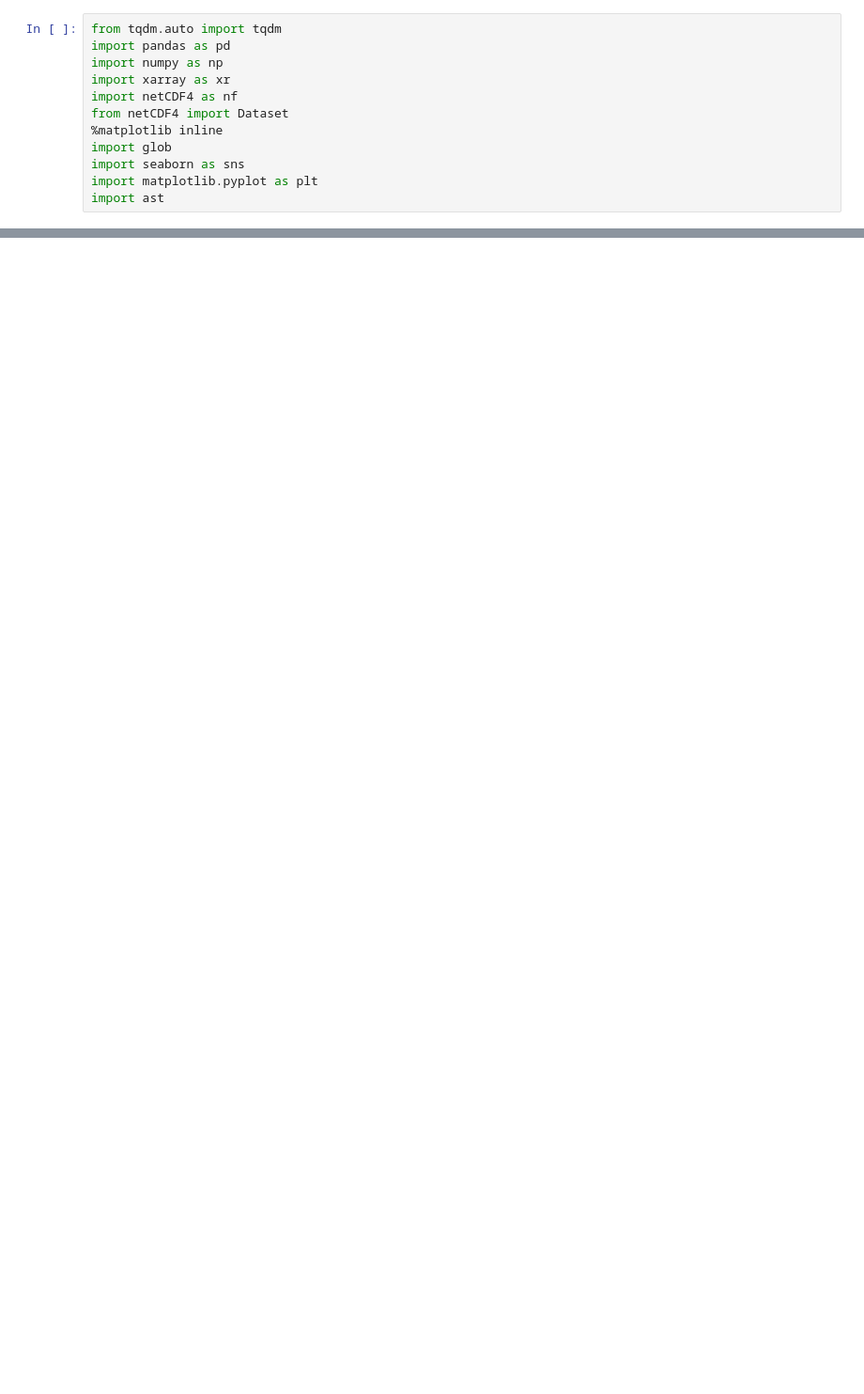
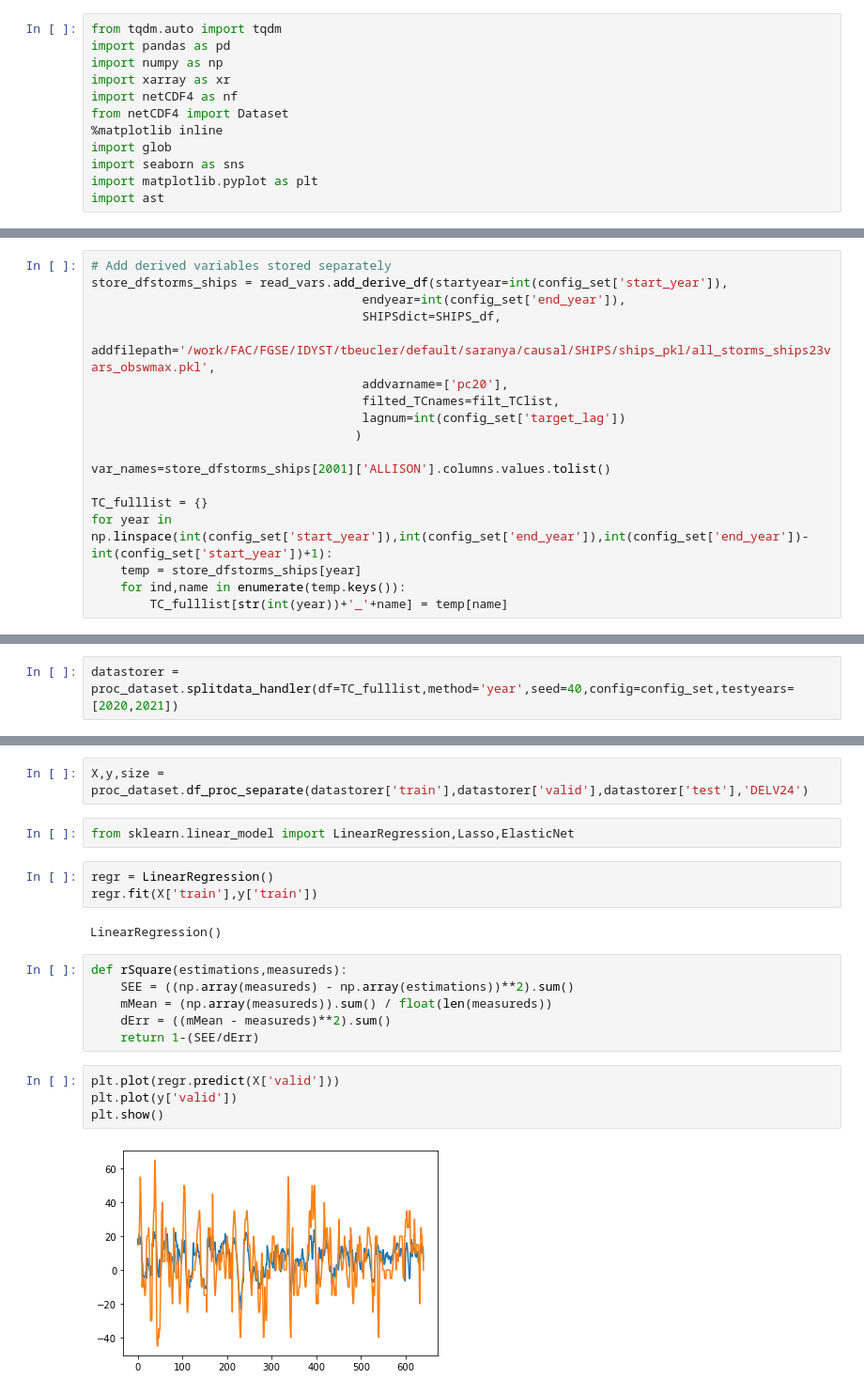
Before and after one commit to freddy0218/2024_causalML, a Jupyter notebook: Untitled.ipynb, the cells around one changed output, grey strips where cells are left out. Shown: that part at 94% size. Cells and saved outputs as stored; diff of their text form; blank space fills up the shorter version.

```diff
--- a/Untitled.ipynb
+++ b/Untitled.ipynb
@@ -68,0 +39,18 @@ def read_SHIPS_csv(startyear=None,endyear=None,vars_path=None,filted_TCnames=Non
+# %%
+# Add derived variables stored separately
+store_dfstorms_ships = read_vars.add_derive_df(startyear=int(config_set['start_year']),
+                                     endyear=int(config_set['end_year']),
+                                     SHIPSdict=SHIPS_df,
+                                     addfilepath='/work/FAC/FGSE/IDYST/tbeucler/default/saranya/causal/SHIPS/ships_pkl/all_storms_ships23vars_obswmax.pkl',
+                                     addvarname=['pc20'],
+                                     filted_TCnames=filt_TClist,
+                                     lagnum=int(config_set['target_lag'])
+                                    )
+
+var_names=store_dfstorms_ships[2001]['ALLISON'].columns.values.tolist()
+
+TC_fulllist = {}
+for year in np.linspace(int(config_set['start_year']),int(config_set['end_year']),int(config_set['end_year'])-int(config_set['start_year'])+1):
+    temp = store_dfstorms_ships[year]
+    for ind,name in enumerate(temp.keys()):
+        TC_fulllist[str(int(year))+'_'+name] = temp[name]
@@ -68,0 +59,2 @@ def read_SHIPS_csv(startyear=None,endyear=None,vars_path=None,filted_TCnames=Non
+# %%
+datastorer = proc_dataset.splitdata_handler(df=TC_fulllist,method='year',seed=40,config=config_set,testyears=[2020,2021])
@@ -68,0 +63,21 @@ def read_SHIPS_csv(startyear=None,endyear=None,vars_path=None,filted_TCnames=Non
+# %%
+X,y,size = proc_dataset.df_proc_separate(datastorer['train'],datastorer['valid'],datastorer['test'],'DELV24')
+# %%
+from sklearn.linear_model import LinearRegression,Lasso,ElasticNet
+# %%
+regr = LinearRegression()
+regr.fit(X['train'],y['train'])
+# %% [output]
+LinearRegression()
+# %%
+def rSquare(estimations,measureds):
+    SEE = ((np.array(measureds) - np.array(estimations))**2).sum()
+    mMean = (np.array(measureds)).sum() / float(len(measureds))
+    dErr = ((mMean - measureds)**2).sum()
+    return 1-(SEE/dErr)
+# %%
+plt.plot(regr.predict(X['valid']))
+plt.plot(y['valid'])
+plt.show()
+# %% [output]
+[figure, added]
```
Also changed, not shown: parts of 15 cells of this notebook, 7 other files.
